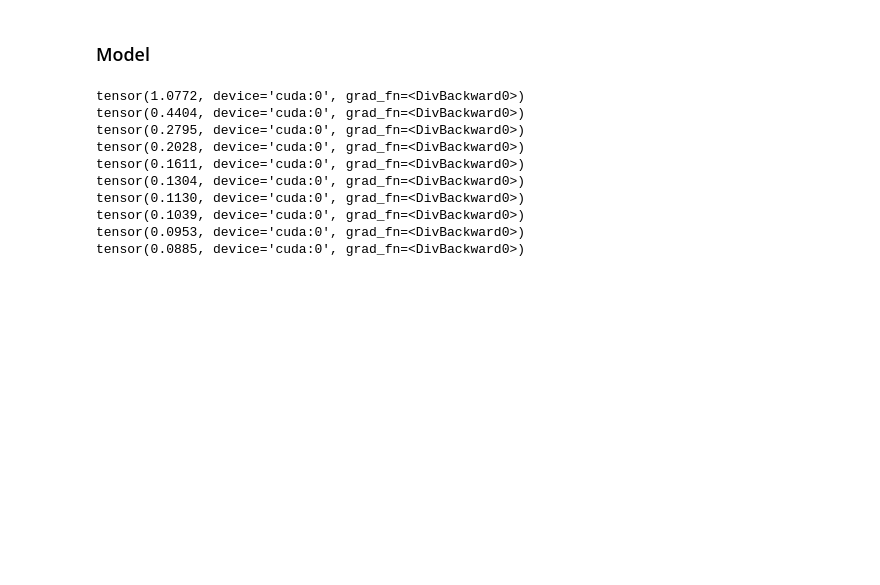
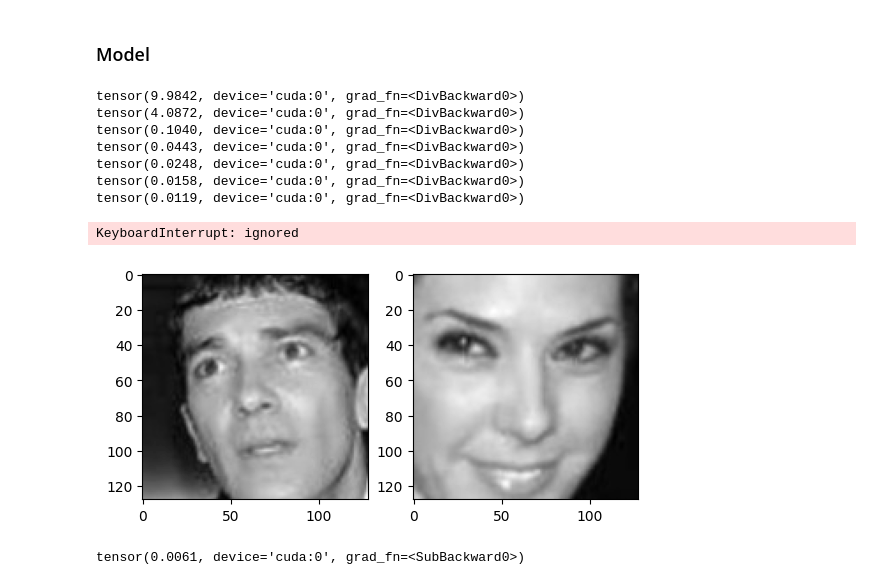
Before and after one commit to himanshukumargupta11012/Face-Recognition, a Jupyter notebook: face_recogntion.ipynb, the cells around one changed output. Cells and saved outputs as stored; diff of their text form; code cells hidden in the pictures; blank space fills up the shorter version.

```diff
--- a/face_recogntion.ipynb
+++ b/face_recogntion.ipynb
@@ -115,29 +133,46 @@ def train(model, lr, n_epochs, train_inputs, train_labels):
             val2 = model.forward(train_inputs[j][1].unsqueeze(0).unsqueeze(0))
             dist = nn.MSELoss()(val1, val2)
             sig_dist = nn.Sigmoid()(dist)*2 - 1
-            loss = nn.BCELoss()(sig_dist, train_labels[j])
+            loss = nn.MSELoss()(sig_dist, train_labels[j])
             epoch_loss += loss
 
             optimizer.zero_grad()
             loss.backward()
             optimizer.step()
 
-            # if j%100 == 0:
-            #     print(epoch_loss / 500)
 
         print(epoch_loss/500)
 
 model = SiameseCNN().to(device)
 
-train(model, .001, 10, train_inputs, train_labels)
+train(model, .001, 20, train_inputs, train_labels)
 # %% [output]
-tensor(1.0772, device='cuda:0', grad_fn=<DivBackward0>)
-tensor(0.4404, device='cuda:0', grad_fn=<DivBackward0>)
-tensor(0.2795, device='cuda:0', grad_fn=<DivBackward0>)
-tensor(0.2028, device='cuda:0', grad_fn=<DivBackward0>)
-tensor(0.1611, device='cuda:0', grad_fn=<DivBackward0>)
-tensor(0.1304, device='cuda:0', grad_fn=<DivBackward0>)
-tensor(0.1130, device='cuda:0', grad_fn=<DivBackward0>)
-tensor(0.1039, device='cuda:0', grad_fn=<DivBackward0>)
-tensor(0.0953, device='cuda:0', grad_fn=<DivBackward0>)
-tensor(0.0885, device='cuda:0', grad_fn=<DivBackward0>)
+tensor(9.9842, device='cuda:0', grad_fn=<DivBackward0>)
+tensor(4.0872, device='cuda:0', grad_fn=<DivBackward0>)
+tensor(0.1040, device='cuda:0', grad_fn=<DivBackward0>)
+tensor(0.0443, device='cuda:0', grad_fn=<DivBackward0>)
+tensor(0.0248, device='cuda:0', grad_fn=<DivBackward0>)
+tensor(0.0158, device='cuda:0', grad_fn=<DivBackward0>)
+tensor(0.0119, device='cuda:0', grad_fn=<DivBackward0>)
+KeyboardInterrupt: ignored
+# %%
+i = 100
+j = 108
+
+
+val1 = model.forward(torch.tensor(image_data[i][0]).to(torch.float32).to(device).unsqueeze(0).unsqueeze(0))
+val2 = model.forward(torch.tensor(image_data[j][0]).to(torch.float32).to(device).unsqueeze(0).unsqueeze(0))
+
+plt.subplot(1, 2, 1)
+plt.imshow(image_data[i][0], cmap="gray")
+
+plt.subplot(1, 2, 2)
+plt.imshow(image_data[j][0], cmap="gray")
+plt.show()
+
+dist = nn.MSELoss()(val1, val2)
+sig_dist = nn.Sigmoid()(dist)*2 - 1
+print(sig_dist)
+# %% [output]
+[figure, added]
+tensor(0.0061, device='cuda:0', grad_fn=<SubBackward0>)
```
Also changed, not shown: parts of 2 cells of this notebook.
